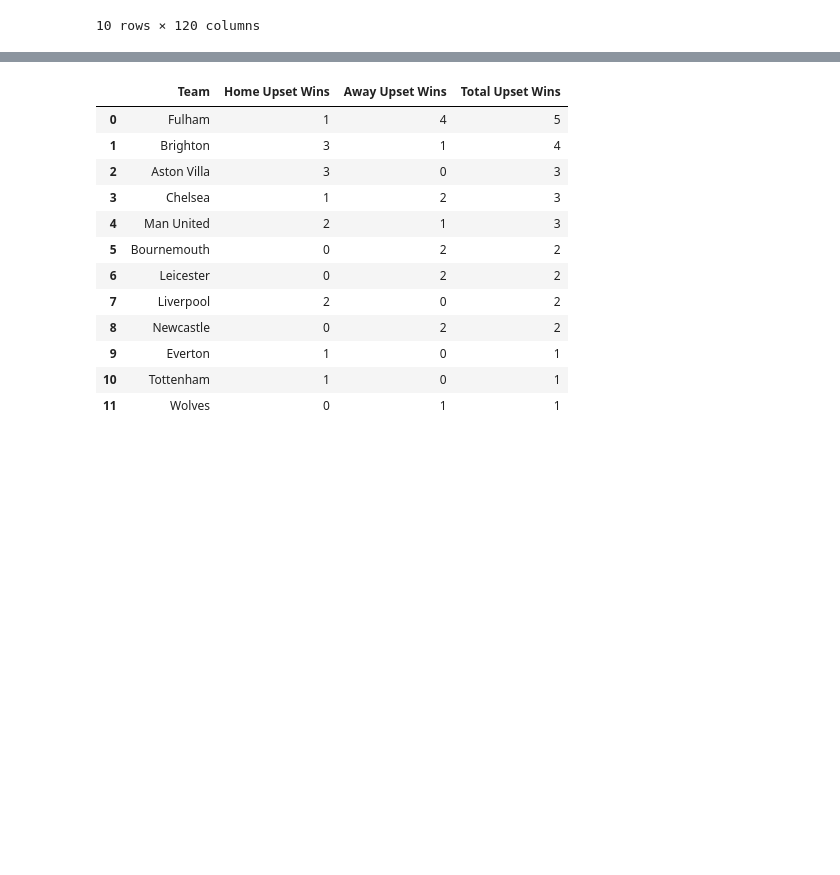
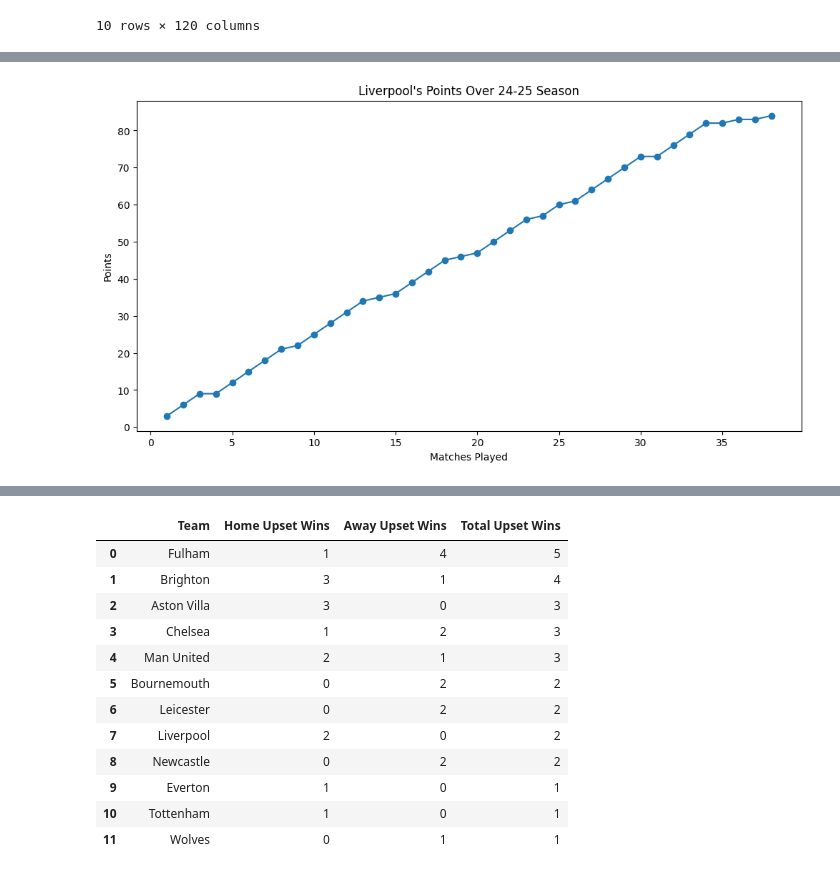
Before and after one commit to William-Mahnke/Premier-League, a Jupyter notebook: 2024-2025.ipynb, the cells around one changed output, grey strips where cells are left out. Cells and saved outputs as stored; diff of their text form; code cells hidden in the pictures; blank space fills up the shorter version.

Commit message:
points over season visualization added

```diff
--- a/2024-2025.ipynb
+++ b/2024-2025.ipynb
@@ -30,0 +67,33 @@ data_2024_2025.head(10)
+# %%
+# subset data for just teams and match results
+match_results = data_2024_2025[['HomeTeam', 'AwayTeam', 'FTR']].copy()
+match_results.head(10)
+# %%
+# filter for games with a specific team (ex Liverpool to start)
+team = 'Liverpool'
+liverpool_matches = match_results[(match_results['HomeTeam'] == team) | (match_results['AwayTeam'] == team)].reset_index(drop = True)
+liverpool_matches.insert(len(liverpool_matches.columns), 'Points', 0)
+
+running_total = 0
+for index, row in liverpool_matches.iterrows():
+    if (row['HomeTeam'] == team and row['FTR'] == 'H') or (row['AwayTeam'] == team and row['FTR'] == 'A'):
+        running_total += 3
+        liverpool_matches.at[index, 'Points'] = running_total
+    elif row['FTR'] == 'D':
+        running_total += 1
+        liverpool_matches.at[index, 'Points'] = running_total
+    else:
+        liverpool_matches.at[index, 'Points'] = running_total
+
+liverpool_matches.index += 1
+liverpool_matches.head(10)
+# %%
+# plot Liverpool's points over the season
+plt.figure(figsize = (12, 6))
+plt.plot(liverpool_matches['Points'], marker = 'o', linestyle = '-')
+plt.title("Liverpool's Points Over 24-25 Season")
+plt.xlabel("Matches Played")
+plt.ylabel("Points")
+plt.show()
+# %% [output]
+[figure, added]
```
Also changed, not shown: parts of 17 cells of this notebook.
